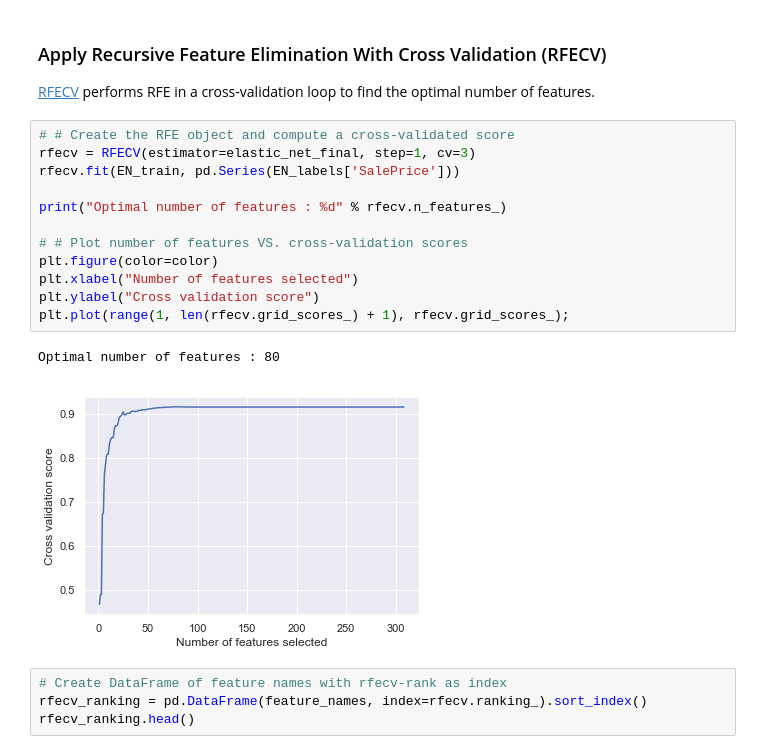
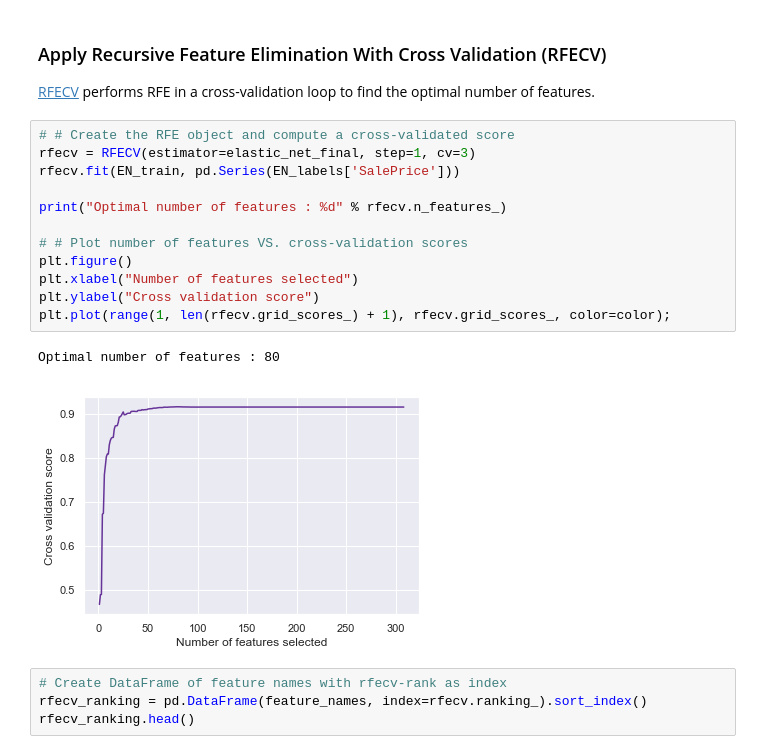
Before and after one commit to rbuerki/projects-ml, a Jupyter notebook: price_prediction_ames_housing/4-Interpretation_Feature_Importance.ipynb, the cells around one changed output. Cells and saved outputs as stored; diff of their text form.

```diff
--- a/price_prediction_ames_housing/4-Interpretation_Feature_Importance.ipynb
+++ b/price_prediction_ames_housing/4-Interpretation_Feature_Importance.ipynb
@@ -167,18 +183,18 @@ len(test_weights)
 # %%
 # # Create the RFE object and compute a cross-validated score
 rfecv = RFECV(estimator=elastic_net_final, step=1, cv=3)
 rfecv.fit(EN_train, pd.Series(EN_labels['SalePrice']))
 
 print("Optimal number of features : %d" % rfecv.n_features_)
 
 # # Plot number of features VS. cross-validation scores
-plt.figure(color=color)
+plt.figure()
 plt.xlabel("Number of features selected")
 plt.ylabel("Cross validation score")
-plt.plot(range(1, len(rfecv.grid_scores_) + 1), rfecv.grid_scores_);
+plt.plot(range(1, len(rfecv.grid_scores_) + 1), rfecv.grid_scores_, color=color);
 # %% [output]
 Optimal number of features : 80
-[figure, old version]
+[figure, new version]
 # %%
 # Create DataFrame of feature names with rfecv-rank as index
 rfecv_ranking = pd.DataFrame(feature_names, index=rfecv.ranking_).sort_index()
```
Also changed, not shown: parts of 36 cells of this notebook, 2 other files.
